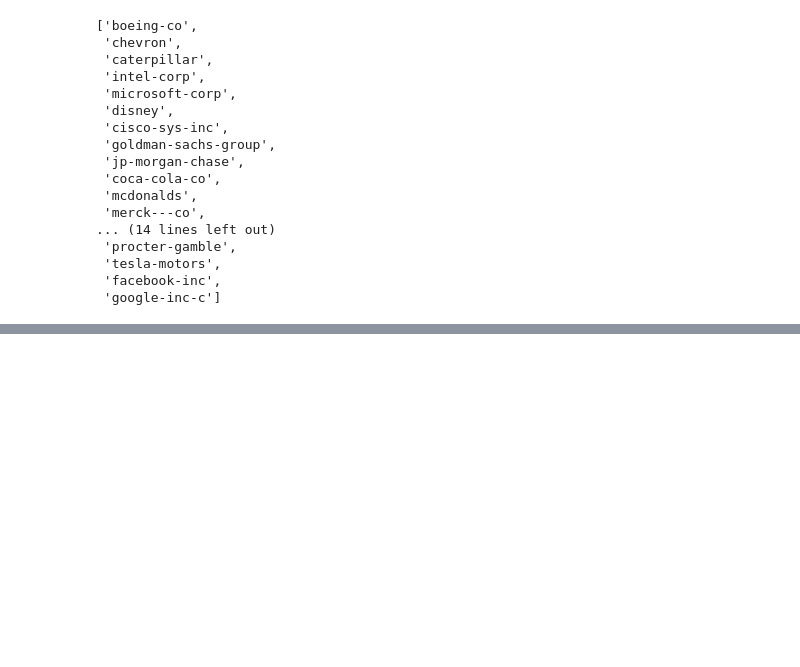
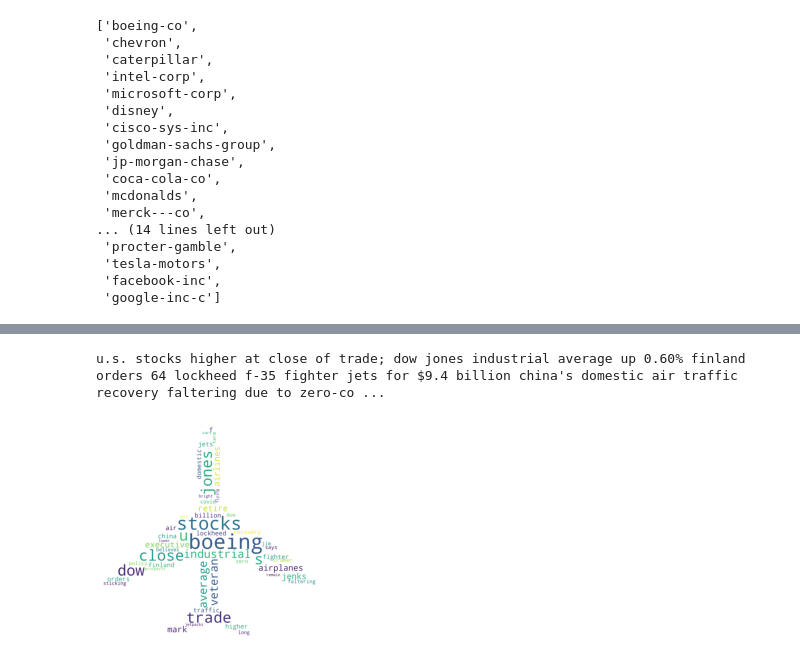
Before and after one commit to merwanchel007/Portfolio_optimization, a Jupyter notebook: Code_scrapping.ipynb, the cells around one changed output, grey strips where cells are left out. Saved outputs shown, nothing was run; the diff lists cells and outputs as text; code cells hidden in the pictures; blank space fills up the shorter version.

```diff
--- a/Code_scrapping.ipynb
+++ b/Code_scrapping.ipynb
@@ -72,9 +93,0 @@ print(get_news("tesla-motors",3))
-# %%
-def get_news(company):
-    url = 'https://www.investing.com/equities/'+company+'-news'
-    r = requests.get(url, headers={"User-Agent": "Mozilla/5.0"})
-    soup = BeautifulSoup(r.content, 'html.parser')
-    article_body = soup.findAll("article",{"class":"articleItem"})
-    l=[]
-    print(soup)
-    #article_title=article_body.find("div",{"class":"textDiv"})
@@ -100,0 +94,10 @@ print(get_news(liste_entreprise[0]))
+# %%
+def get_tilte_dictionary(company_list, number_page=1):
+    dicto = {}
+    for company in company_list :
+        l = []
+        for page in range(1,number_page+1):
+            l = l + get_news(company, page)
+        dicto[str(company)] = ' '.join(l).lower()
+
+    return dicto
@@ -100,0 +108,15 @@ print(get_news(liste_entreprise[0]))
+# %%
+data = get_tilte_dictionary(liste_entreprise[:2],1)
+# %%
+print(data['boeing-co'])
+# %% [output]
+u.s. stocks higher at close of trade; dow jones industrial average up 0.60% finland orders 64 lockheed f-35 fighter jets for $9.4 billion china's domestic air traffic recovery faltering due to zero-co ...
+# %%
+mask = np.array(Image.open(requests.get('https://www.freeiconspng.com/uploads/airplane-icon-image-gallery-1.png', stream=True).raw))
+
+wordcloud = WordCloud(background_color = 'white', max_words = 50, mask  = mask).generate(data[liste_entreprise[0]])
+plt.imshow(wordcloud)
+plt.axis("off")
+plt.show();
+# %% [output]
+[figure, added]
```
Also changed, not shown: parts of 22 cells of this notebook.
